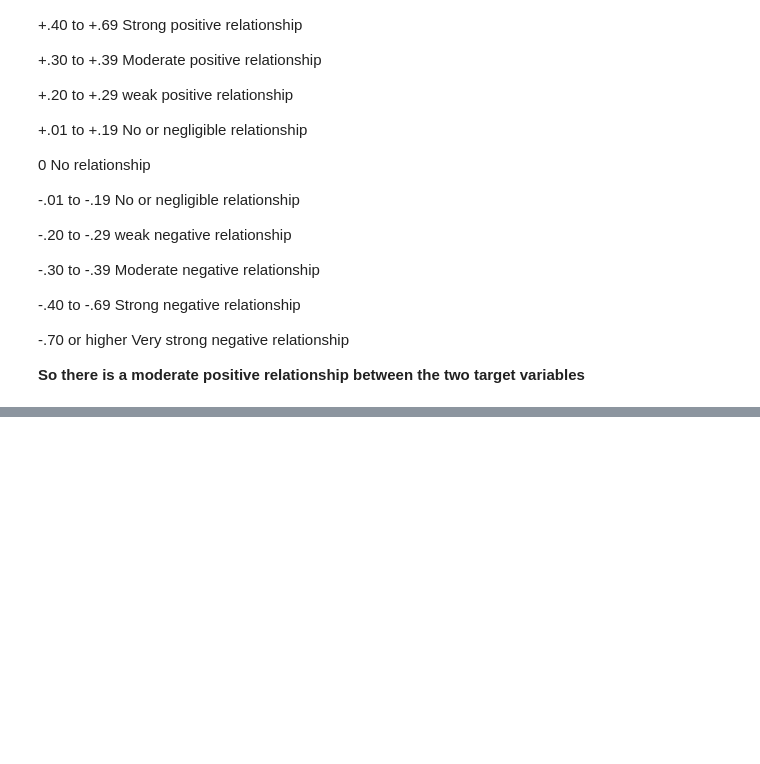
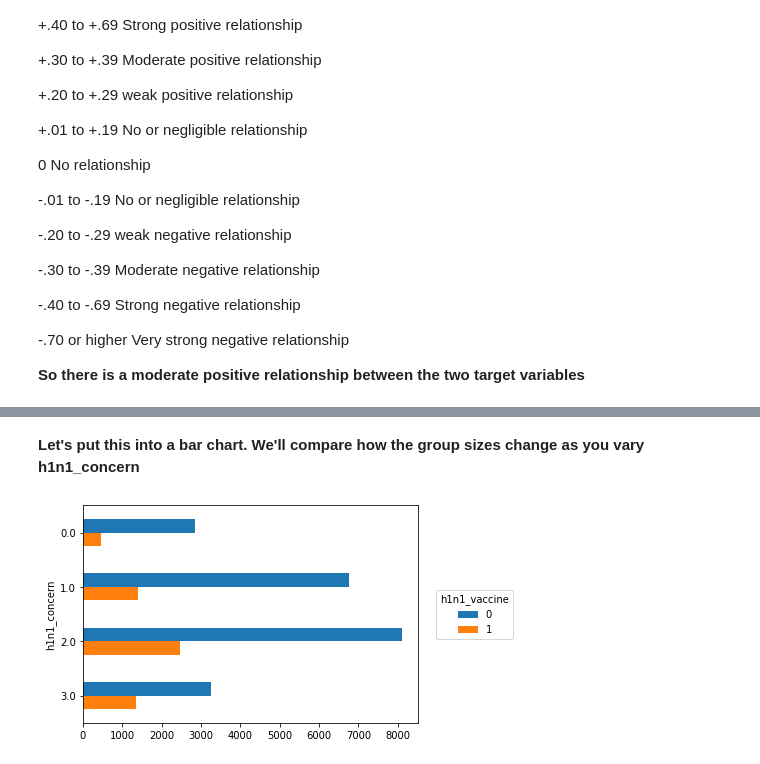
Before and after one commit to iPablo26/Driven-Data-Flu-Shot-Competition, a Jupyter notebook: Flu Shot Learning - Predict H1N1 and Seasonal Flu Vaccines.ipynb, the cells around one changed output, grey strips where cells are left out. Cells and saved outputs as stored; diff of their text form; code cells hidden in the pictures; blank space fills up the shorter version.

```diff
--- a/Flu Shot Learning - Predict H1N1 and Seasonal Flu Vaccines.ipynb
+++ b/Flu Shot Learning - Predict H1N1 and Seasonal Flu Vaccines.ipynb
@@ -324,0 +331,4 @@ pd.crosstab(
+# %%
+joinflushotTrainData = flushotTrainData.join(flushotDataLabels)
+print(joinflushotTrainData.shape)
+joinflushotTrainData.head()
@@ -324,0 +355,8 @@ pd.crosstab(
+# %%
+# we'll get the count of observations for each combination of those two variables
+counts = (joinflushotTrainData[['h1n1_concern', 'h1n1_vaccine']]
+              .groupby(['h1n1_concern', 'h1n1_vaccine'])
+              .size()
+              .unstack('h1n1_vaccine')
+         )
+counts
@@ -324,0 +370,12 @@ pd.crosstab(
+# %% [markdown]
+**Let's put this into a bar chart. We'll compare how the group sizes change as you vary h1n1_concern**
+# %%
+ax = counts.plot.barh()
+ax.invert_yaxis()
+ax.legend(
+    loc='center right',
+    bbox_to_anchor=(1.3, 0.5),
+    title='h1n1_vaccine'
+);
+# %% [output]
+[figure, added]
```
Also changed, not shown: parts of 22 cells of this notebook.
